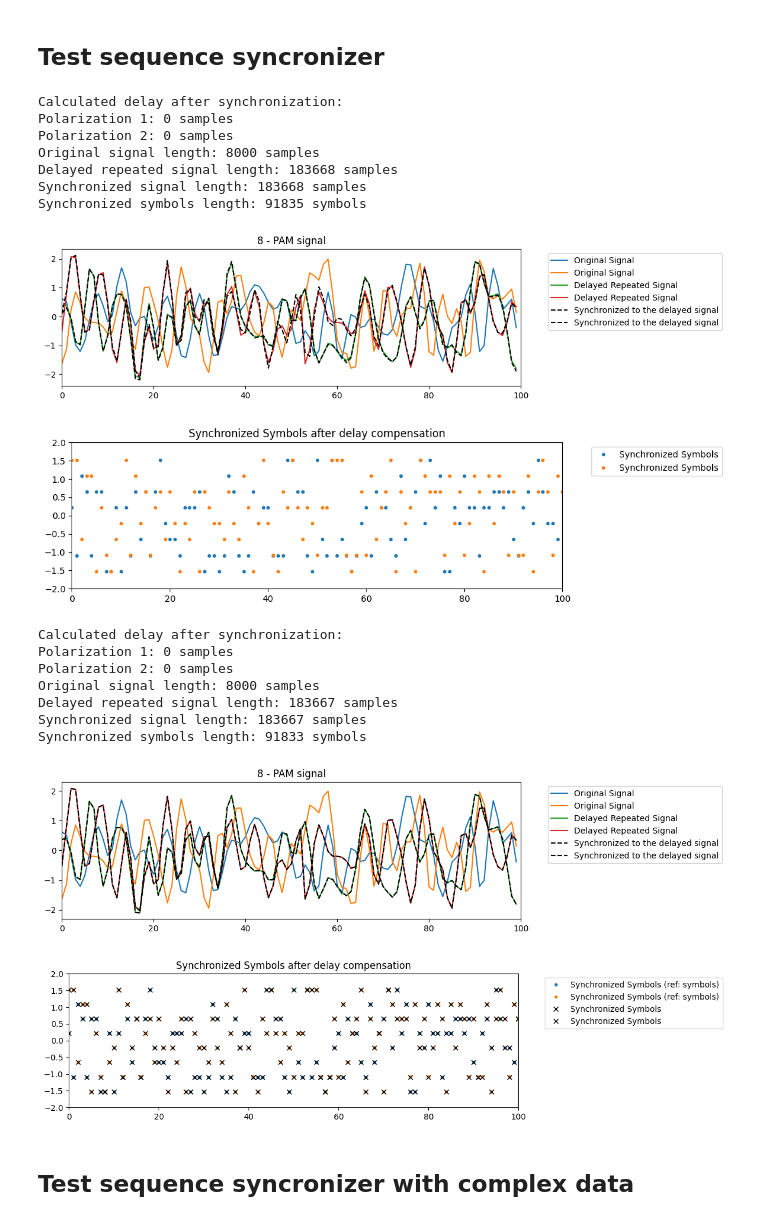
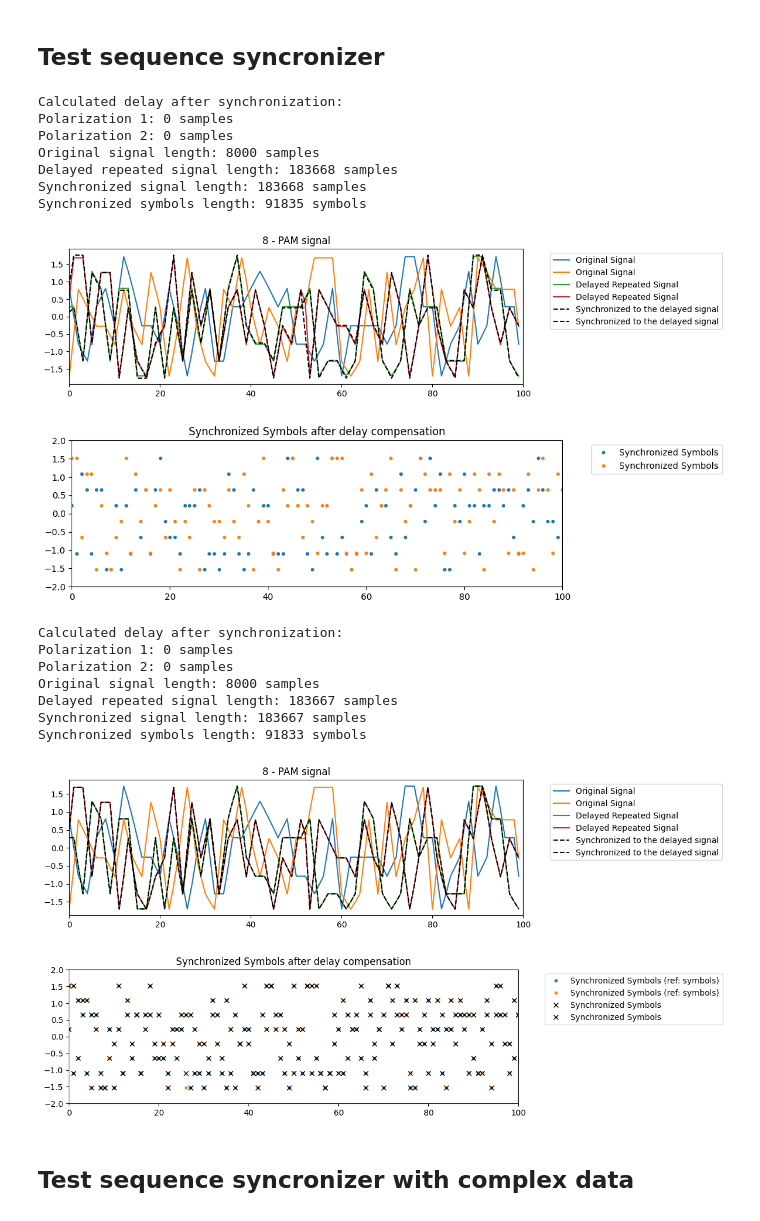
Before and after one commit to edsonportosilva/OptiCommPy, a Jupyter notebook: examples/test_sequence_synchronizer.ipynb, the cells around one changed output. Drawn from its saved outputs; the diff is of its cells as text; code cells hidden in the pictures.

```diff
--- a/examples/test_sequence_synchronizer.ipynb
+++ b/examples/test_sequence_synchronizer.ipynb
@@ -30,9 +27,7 @@ paramTx = parameters()
 paramTx.M = 8
 paramTx.SpS = 2
 paramTx.nBits = 12000
-paramTx.pulseType = 'rrc'
-paramTx.pulseRollOff = 0.001
-paramTx.nFilterTaps = 1024
+paramTx.pulseType = 'nrz'
 paramTx.seed = 123
 paramTx.nPolModes = 2
 signal, symbols = pamTransmitter(paramTx)
@@ -96,7 +91,7 @@ Original signal length: 8000 samples
 Delayed repeated signal length: 183668 samples
 Synchronized signal length: 183668 samples
 Synchronized symbols length: 91835 symbols
-[figure, old version]
+[figure, new version]
 [figure]
 # %%
 # generate test signal
@@ -104,9 +99,7 @@ paramTx = parameters()
 paramTx.M = 8
 paramTx.SpS = 2
 paramTx.nBits = 12000
-paramTx.pulseType = 'rrc'
-paramTx.pulseRollOff = 0.001
-paramTx.nFilterTaps = 1023
+paramTx.pulseType = 'nrz'
 paramTx.seed = 123
 paramTx.nPolModes = 2
 signal, symbols = pamTransmitter(paramTx)
@@ -143,34 +136,34 @@ plt.plot(signal_sync[0:50*param.SpS], 'k--', markersize=3, label='Synchronized t
 plt.xlim(0, 50*param.SpS)
 plt.legend(bbox_to_anchor=(1.05, 1), loc='upper left')
 plt.title(f'{param.M} - PAM signal')
 
 plt.figure(figsize=(10,3))
 plt.plot(pnorm(symbols_sync1), '.', markersize=6, label='Synchronized Symbols (ref: symbols)')
 plt.plot(pnorm(symbols_sync2), 'kx', markersize=6, label='Synchronized Symbols')
 plt.xlim(0, 100)
 plt.ylim(-2, 2)
 plt.title('Synchronized Symbols after delay compensation')
 plt.legend(bbox_to_anchor=(1.05, 1), loc='upper left')
 
 # print estimated delays
 print(f'Calculated delay after synchronization:')
 for ind in range(signal.shape[1]):
     print(f'Polarization {ind+1}: {finddelay(signal_rep[:, ind], signal_sync[:, ind])} samples')
 
 # print lengths
 print(f'Original signal length: {len(signal)} samples')
 print(f'Delayed repeated signal length: {len(signal_rep)} samples')
 print(f'Synchronized signal length: {len(signal_sync)} samples')
 print(f'Synchronized symbols length: {len(symbols_sync2)} symbols')
 # %% [output]
 Calculated delay after synchronization:
 Polarization 1: 0 samples
 Polarization 2: 0 samples
 Original signal length: 8000 samples
 Delayed repeated signal length: 183667 samples
 Synchronized signal length: 183667 samples
 Synchronized symbols length: 91833 symbols
-[figure, old version]
+[figure, new version]
 [figure]
 # %% [markdown]
 ## Test sequence syncronizer with complex data
```
Also changed, not shown: parts of 1 cell of this notebook.
